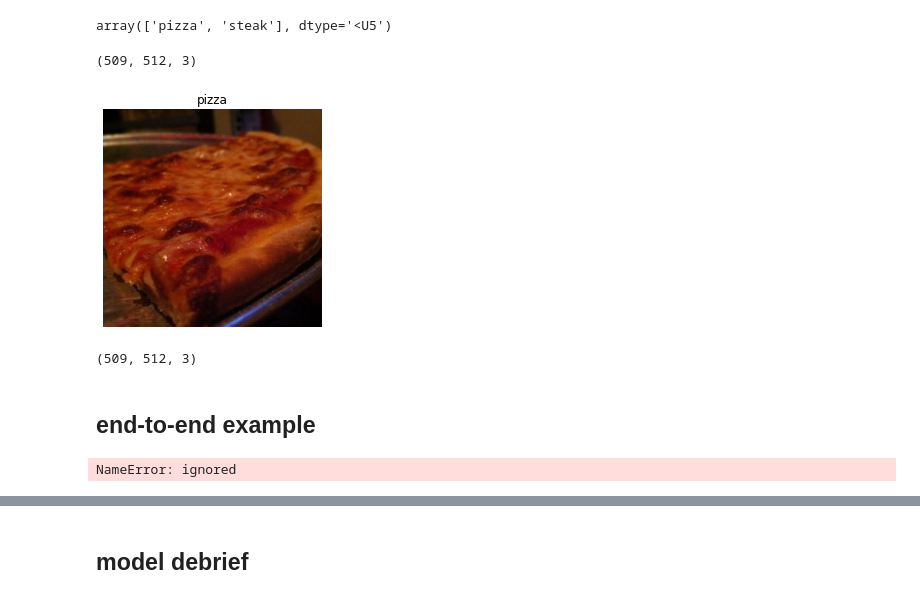
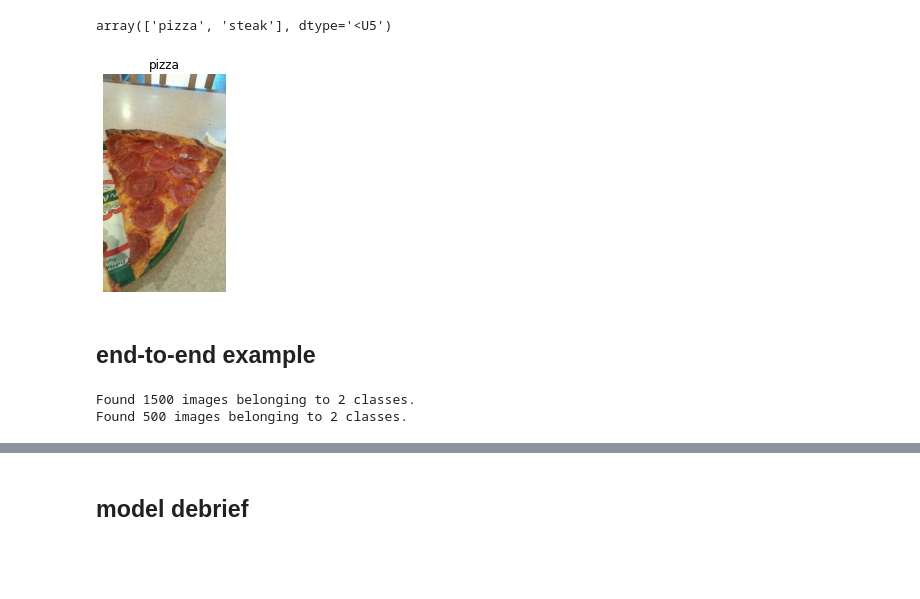
Before and after one commit to terrysu64/Machine-Learning-and-Data-Science-Projects, a Jupyter notebook: convolutional_neural_networks.ipynb, the cells around one changed output, grey strips where cells are left out. Drawn from its saved outputs; the diff is of its cells as text; code cells hidden in the pictures; blank space fills up the shorter version.

```diff
--- a/convolutional_neural_networks.ipynb
+++ b/convolutional_neural_networks.ipynb
@@ -55,45 +55,36 @@ array(['pizza', 'steak'], dtype='<U5')
 # %%
 import matplotlib.pyplot as plt
 import matplotlib.image as mpimg
 import random
 
 def view_rand_img(target_dir, target_class):
   folder = target_dir+target_class
   rand_img = random.sample(os.listdir(folder), 1)
   img = mpimg.imread(folder + "/" + rand_img[0])
 
   plt.imshow(img)
   plt.title(target_class)
   plt.axis('off')
 
-  print(img.shape)
-
-  return img
+  return img.shape
 
 img=view_rand_img("pizza_steak/train/", "pizza")
 # %% [output]
-(509, 512, 3)
-[figure, old version]
+[figure, new version]
-# %%
-img.shape
-# %% [output]
-(509, 512, 3)
 # %% [markdown]
 ## end-to-end example
 # %%
-, shuffle
 import tensorflow as tf
 from tensorflow.keras.preprocessing.image import ImageDataGenerator as IDG #batches of tensor image data with real-time data augmentation.
 
 tf.random.set_seed(42)
 
 #preprocess data
-train_datagen = IDG(rescale=1./224,
+train_datagen = IDG(rescale=1./225,
                     rotation_range=0.2,
                     zoom_range=0.2,
-                    horizontal_flip=True,
-                    shuffle=True)
-valid_datagen = IDG(rescale=1./224)
+                    horizontal_flip=True)
+valid_datagen = IDG(rescale=1./225)
 
 #paths
 train_dir = "pizza_steak/train"
@@ -102,17 +93,18 @@ test_dir = "pizza_steak/test"
 #import data and turn to batches
 train_data = train_datagen.flow_from_directory(directory=train_dir,
                                                batch_size=32,
-                                               target_size=(224,224),
+                                               target_size=(225,225),
                                                class_mode="binary",
                                                seed=42)
 
 valid_data = valid_datagen.flow_from_directory(directory=test_dir,
                                                batch_size=32,
-                                               target_size=(224,224),
+                                               target_size=(225,225),
                                                class_mode="binary",
                                                seed=42)
 # %% [output]
-NameError: ignored
+Found 1500 images belonging to 2 classes.
+Found 500 images belonging to 2 classes.
 # %%
 model = tf.keras.models.Sequential([
   tf.keras.layers.Conv2D(filters=10,
```
Also changed, not shown: parts of 17 cells of this notebook.
